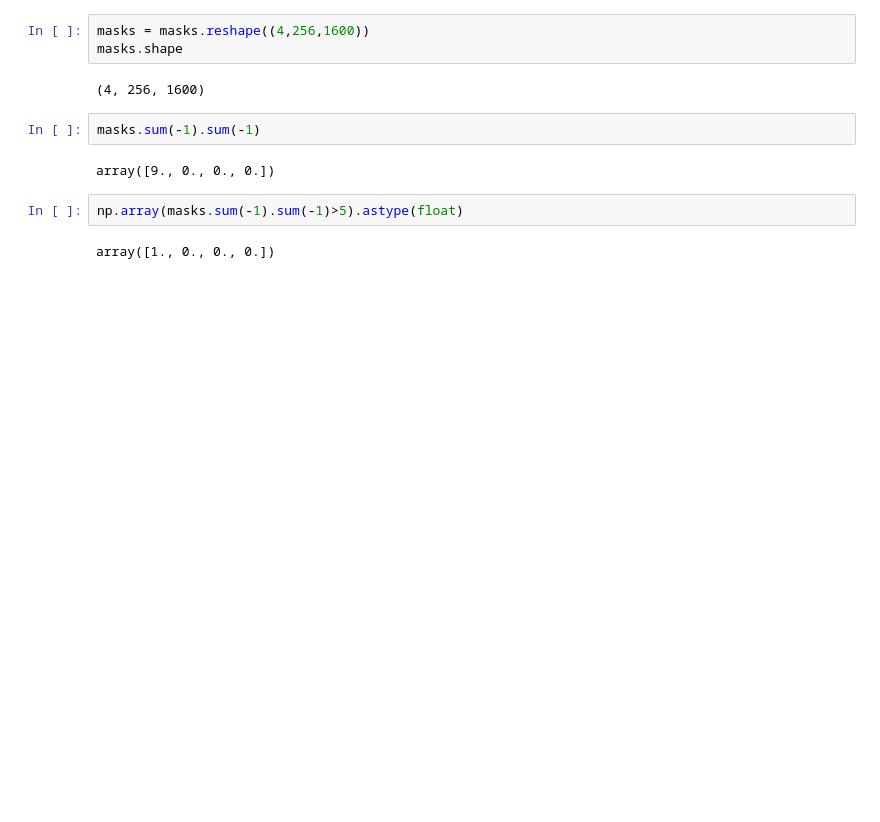
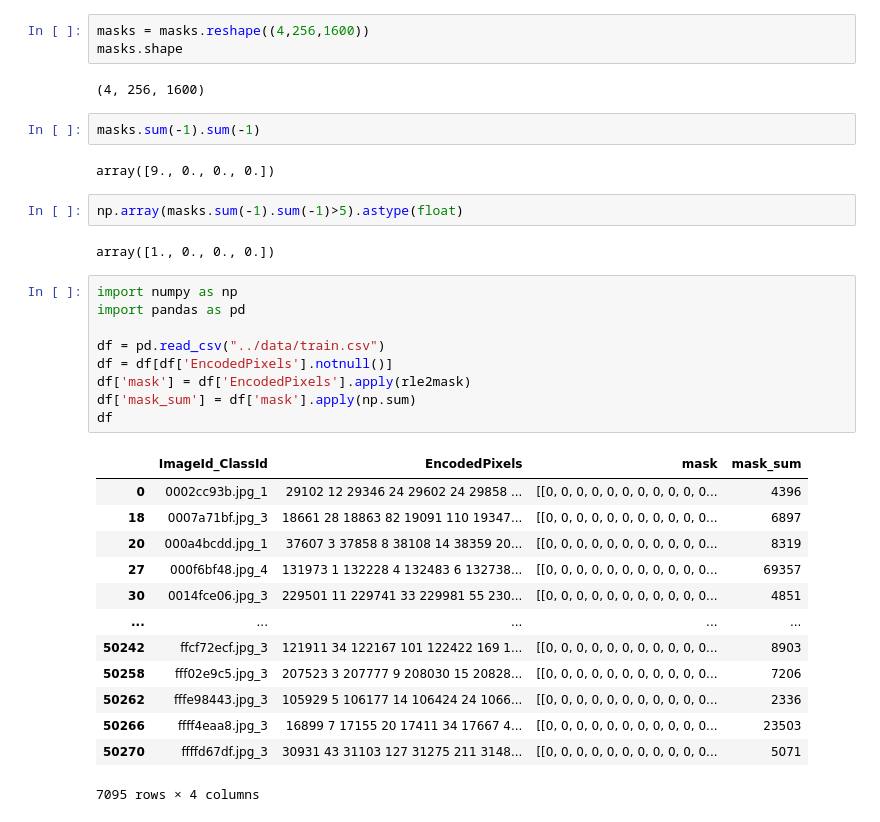
Before and after one commit to raymondlam19/Steel-Defect-Detection-Pytorch, a Jupyter notebook: notebook/3_new_model.ipynb, the cells around one changed output. Drawn from its saved outputs; the diff is of its cells as text; blank space fills up the shorter version.

```diff
--- a/notebook/3_new_model.ipynb
+++ b/notebook/3_new_model.ipynb
@@ -591,3 +591,26 @@ array([9., 0., 0., 0.])
 np.array(masks.sum(-1).sum(-1)>5).astype(float)
 # %% [output]
 array([1., 0., 0., 0.])
+# %%
+import numpy as np
+import pandas as pd
+
+df = pd.read_csv("../data/train.csv")
+df = df[df['EncodedPixels'].notnull()]
+df['mask'] = df['EncodedPixels'].apply(rle2mask)
+df['mask_sum'] = df['mask'].apply(np.sum)
+df
+# %% [output]
+|  | ImageId_ClassId | EncodedPixels | mask | mask_sum |
+| 0 | 0002cc93b.jpg_1 | 29102 12 29346 24 29602 24 29858 ... | [[0, 0, 0, 0, 0, 0, 0, 0, 0, 0, 0... | 4396 |
+| 18 | 0007a71bf.jpg_3 | 18661 28 18863 82 19091 110 19347... | [[0, 0, 0, 0, 0, 0, 0, 0, 0, 0, 0... | 6897 |
+| 20 | 000a4bcdd.jpg_1 | 37607 3 37858 8 38108 14 38359 20... | [[0, 0, 0, 0, 0, 0, 0, 0, 0, 0, 0... | 8319 |
+| 27 | 000f6bf48.jpg_4 | 131973 1 132228 4 132483 6 132738... | [[0, 0, 0, 0, 0, 0, 0, 0, 0, 0, 0... | 69357 |
+| 30 | 0014fce06.jpg_3 | 229501 11 229741 33 229981 55 230... | [[0, 0, 0, 0, 0, 0, 0, 0, 0, 0, 0... | 4851 |
+| ... | ... | ... | ... | ... |
+| 50242 | ffcf72ecf.jpg_3 | 121911 34 122167 101 122422 169 1... | [[0, 0, 0, 0, 0, 0, 0, 0, 0, 0, 0... | 8903 |
+| 50258 | fff02e9c5.jpg_3 | 207523 3 207777 9 208030 15 20828... | [[0, 0, 0, 0, 0, 0, 0, 0, 0, 0, 0... | 7206 |
+| 50262 | fffe98443.jpg_3 | 105929 5 106177 14 106424 24 1066... | [[0, 0, 0, 0, 0, 0, 0, 0, 0, 0, 0... | 2336 |
+| 50266 | ffff4eaa8.jpg_3 | 16899 7 17155 20 17411 34 17667 4... | [[0, 0, 0, 0, 0, 0, 0, 0, 0, 0, 0... | 23503 |
+| 50270 | ffffd67df.jpg_3 | 30931 43 31103 127 31275 211 3148... | [[0, 0, 0, 0, 0, 0, 0, 0, 0, 0, 0... | 5071 |
+7095 rows × 4 columns
```
Also changed, not shown: parts of 1 cell of this notebook, 1 other file.
